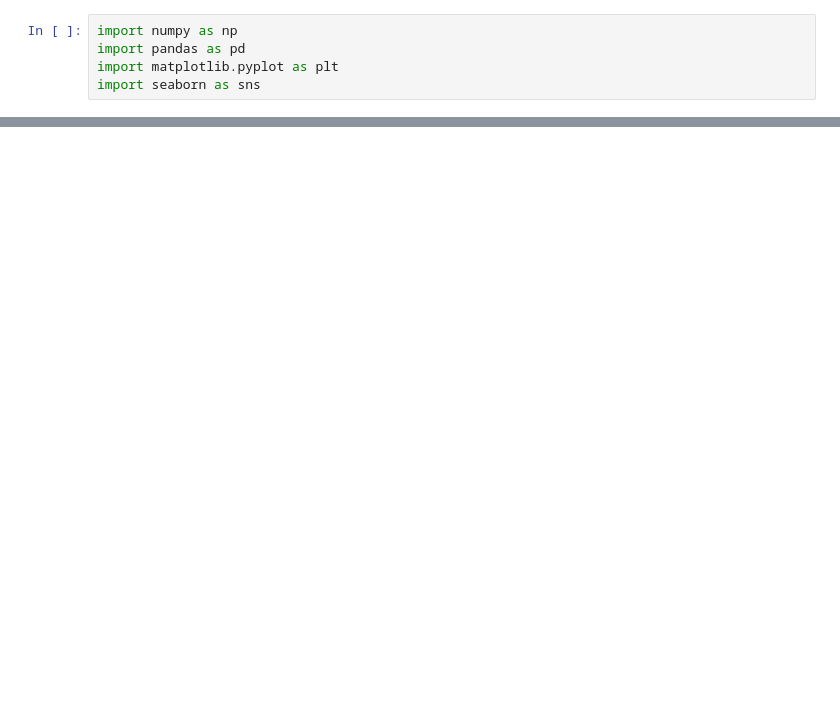
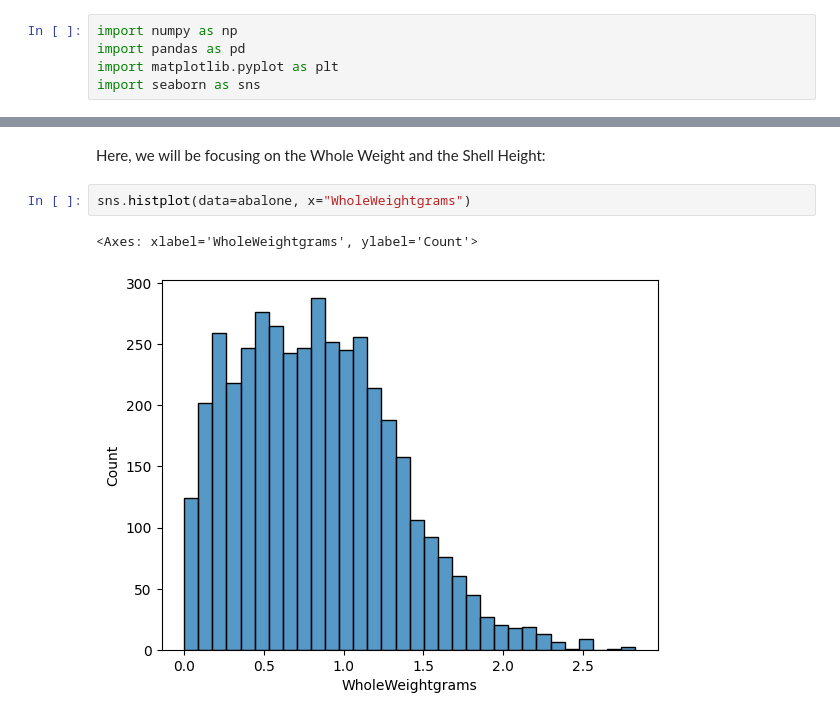
Before and after one commit to Emmet-Devaney/Abalone-Dataset-Analysis, a Jupyter notebook: abalone.ipynb, the cells around one changed output, grey strips where cells are left out. Drawn from its saved outputs; the diff is of its cells as text; blank space fills up the shorter version.

```diff
--- a/abalone.ipynb
+++ b/abalone.ipynb
@@ -165,0 +151,7 @@ plt.show()
+# %% [markdown]
+Here, we will be focusing on the Whole Weight and the Shell Height:
+# %%
+sns.histplot(data=abalone, x="WholeWeightgrams")
+# %% [output]
+<Axes: xlabel='WholeWeightgrams', ylabel='Count'>
+[figure, added]
```
Also changed, not shown: parts of 44 cells of this notebook, 13 other files.
